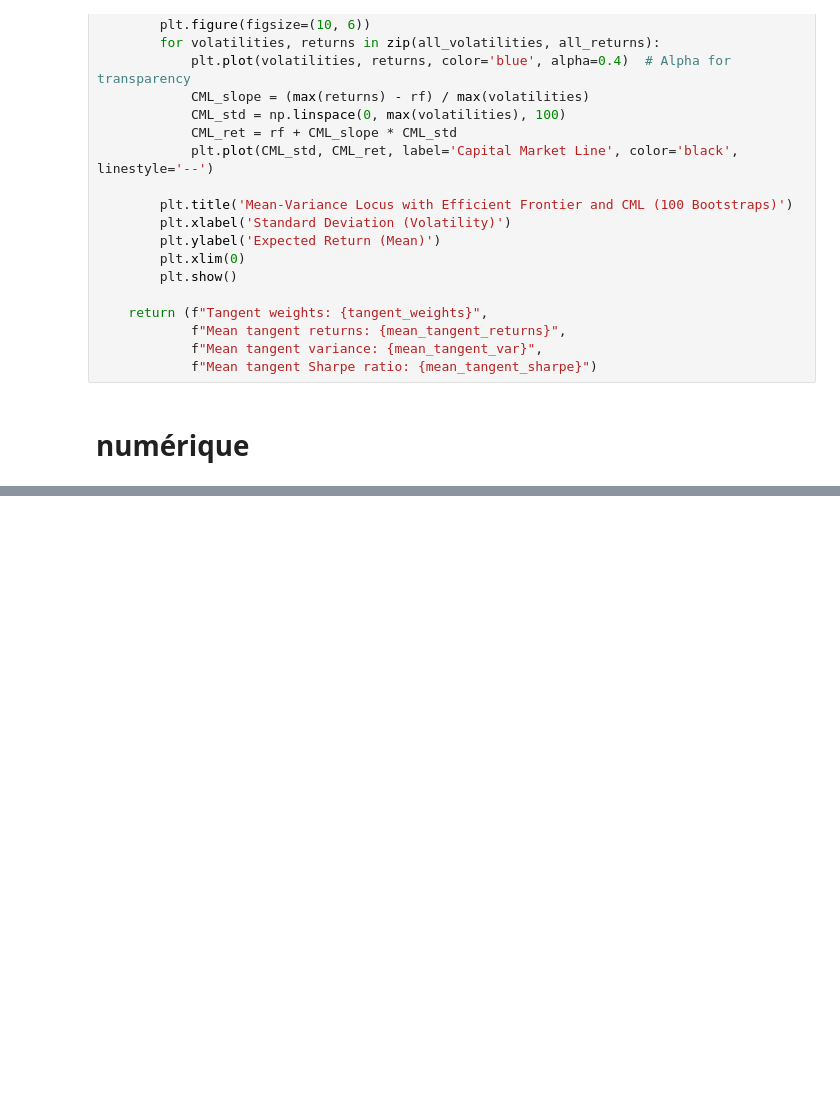
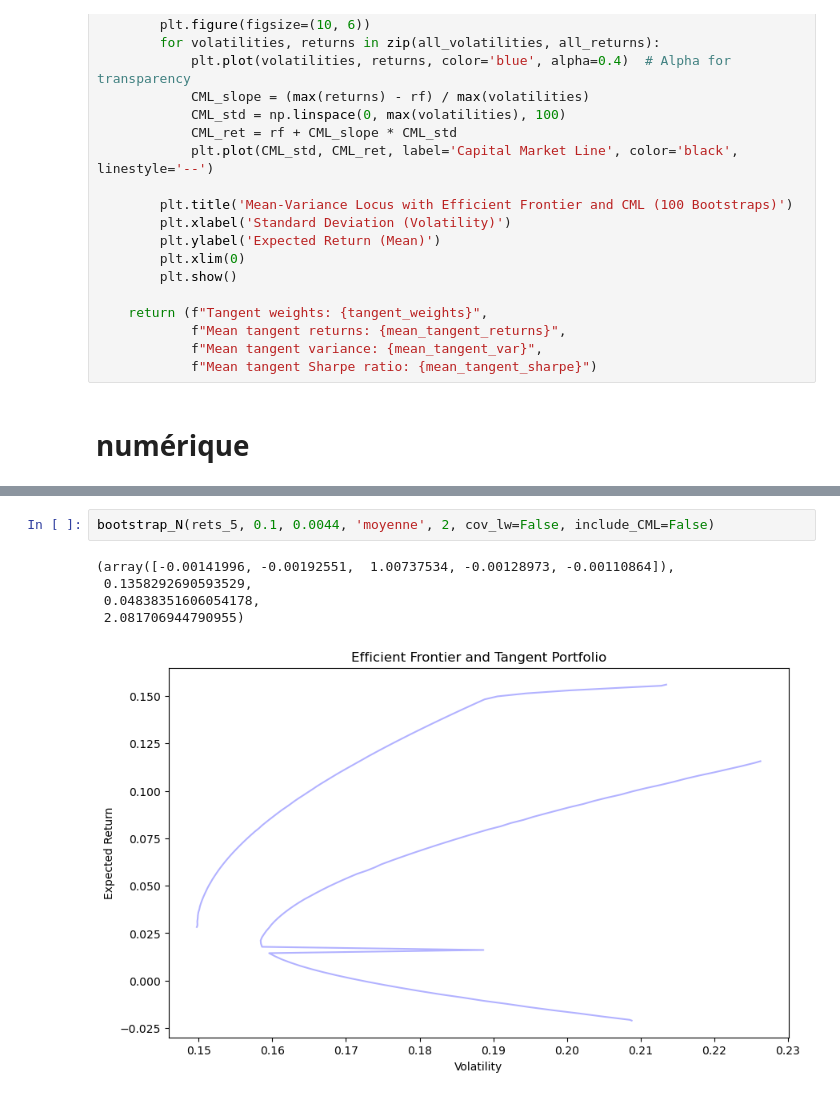
Before and after one commit to DominicPrenovost/TP1-PF-management, a Jupyter notebook: Bootstrap.ipynb, the cells around one changed output, grey strips where cells are left out. Drawn from its saved outputs; the diff is of its cells as text; blank space fills up the shorter version.

```diff
--- a/Bootstrap.ipynb
+++ b/Bootstrap.ipynb
@@ -1030,0 +1475,8 @@ def bootstrap_N(ret, R_cible, rf, methode_moy, N_boot, cov_lw=True, include_CML=
+# %%
+bootstrap_N(rets_5, 0.1, 0.0044, 'moyenne', 2, cov_lw=False, include_CML=False)
+# %% [output]
+(array([-0.00141996, -0.00192551,  1.00737534, -0.00128973, -0.00110864]),
+ 0.1358292690593529,
+ 0.04838351606054178,
+ 2.081706944790955)
+[figure, added]
```
Also changed, not shown: parts of 8 cells of this notebook.
